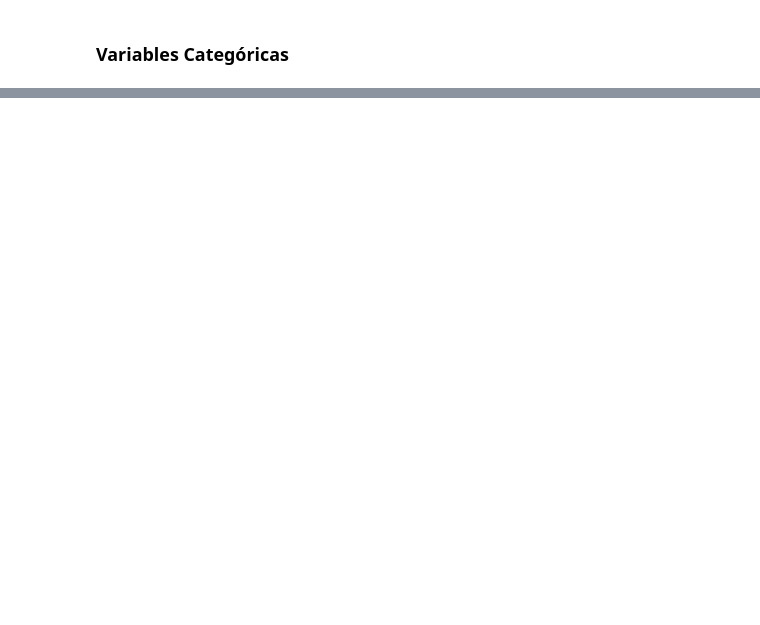
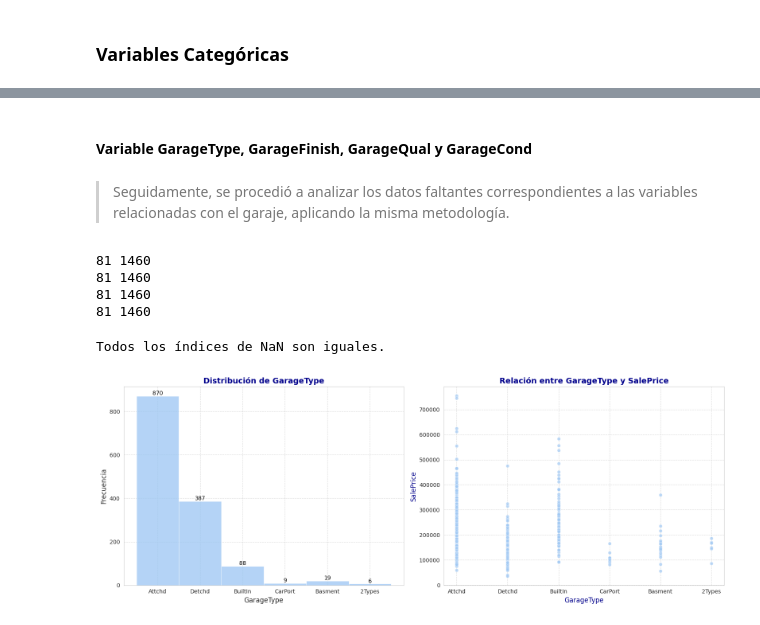
Before and after one commit to 1Dnns/Regression-Projects, a Jupyter notebook: House Prices/notebooks/feacture_engineering.ipynb, the cells around one changed output, grey strips where cells are left out. Saved outputs shown, nothing was run; the diff lists cells and outputs as text; code cells hidden in the pictures; blank space fills up the shorter version.

```diff
--- a/House Prices/notebooks/feacture_engineering.ipynb
+++ b/House Prices/notebooks/feacture_engineering.ipynb
@@ -213,0 +273,27 @@ por hacer
+# %% [markdown]
+#### Variable GarageType, GarageFinish, GarageQual y GarageCond
+# %% [markdown]
+> Seguidamente, se procedió a analizar los datos faltantes correspondientes a las variables relacionadas con el garaje, aplicando la misma metodología.
+# %%
+print(data_train['GarageType'].isnull().sum(), len(data_train))
+print(data_train['GarageFinish'].isnull().sum(), len(data_train))
+print(data_train['GarageQual'].isnull().sum(), len(data_train))
+print(data_train['GarageCond'].isnull().sum(), len(data_train))
+# %% [output]
+81 1460
+81 1460
+81 1460
+81 1460
+# %%
+idx_nan_GT = data_train[data_train['GarageType'].isnull()].index.to_list()
+idx_nan_GF = data_train[data_train['GarageFinish'].isnull()].index.to_list()
+idx_nan_GQ = data_train[data_train['GarageQual'].isnull()].index.to_list()
+idx_nan_GC = data_train[data_train['GarageCond'].isnull()].index.to_list()
+if idx_nan_GT == idx_nan_GF == idx_nan_GQ == idx_nan_GC:
+    print("Todos los índices de NaN son iguales.")
+# %% [output]
+Todos los índices de NaN son iguales.
+# %%
+analizar_columna_cat(data_train, data_train,'GarageType')
+# %% [output]
+[figure, added]
```
Also changed, not shown: parts of 45 cells of this notebook.
